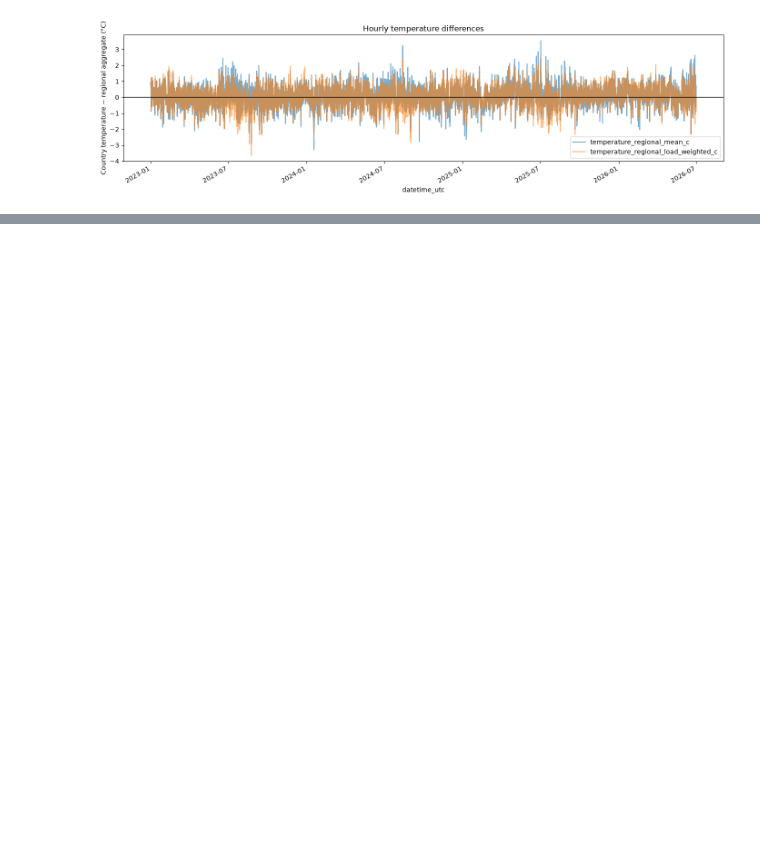
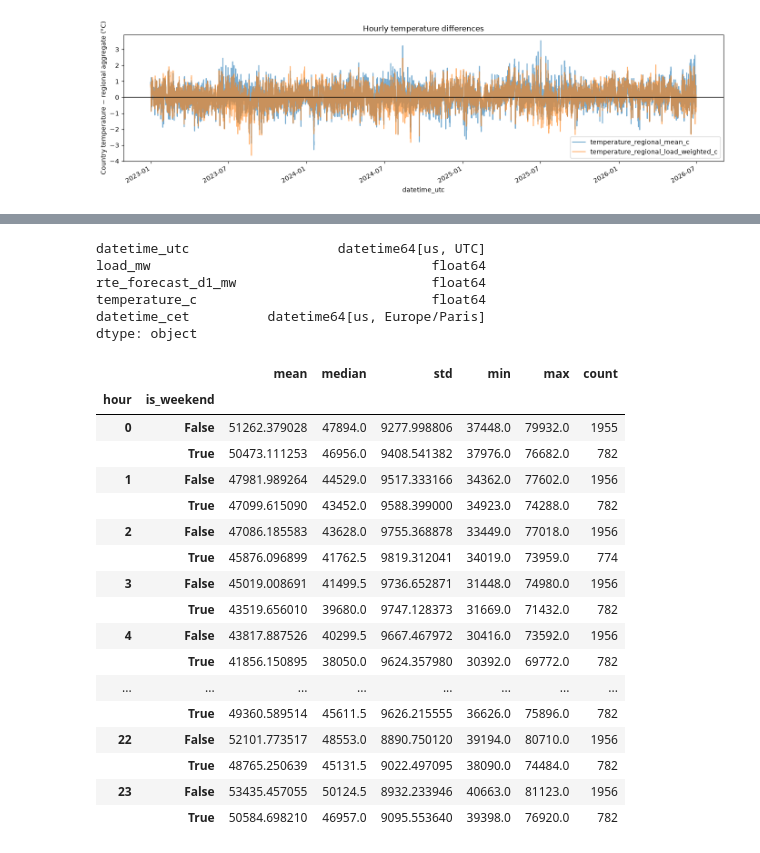
Before and after one commit to avakof/electricity-demand-forecasting, a Jupyter notebook: notebooks/01_data_audit.ipynb, the cells around one changed output, grey strips where cells are left out. Saved outputs shown, nothing was run; the diff lists cells and outputs as text; code cells hidden in the pictures; blank space fills up the shorter version.

```diff
--- a/notebooks/01_data_audit.ipynb
+++ b/notebooks/01_data_audit.ipynb
@@ -354,0 +357,35 @@ plt.show()
+# %%
+df_country.dtypes
+# %% [output]
+datetime_utc                   datetime64[us, UTC]
+load_mw                                    float64
+rte_forecast_d1_mw                         float64
+temperature_c                              float64
+datetime_cet          datetime64[us, Europe/Paris]
+dtype: object
+# %%
+# EDA
+eda = df_country.copy()
+eda['hour']= eda['datetime_cet'].dt.hour
+eda['is_weekend'] = eda['datetime_cet'].dt.dayofweek >= 5
+profile = eda.groupby(['hour', 'is_weekend'])['load_mw'].agg(['mean','median', 'std', 'min', 'max', 'count'])
+profile.head(48)
+# %% [output]
+|  |  | mean | median | std | min | max | count |
+| hour | is_weekend |  |  |  |  |  |  |
+| 0 | False | 51262.379028 | 47894.0 | 9277.998806 | 37448.0 | 79932.0 | 1955 |
+|  | True | 50473.111253 | 46956.0 | 9408.541382 | 37976.0 | 76682.0 | 782 |
+| 1 | False | 47981.989264 | 44529.0 | 9517.333166 | 34362.0 | 77602.0 | 1956 |
+|  | True | 47099.615090 | 43452.0 | 9588.399000 | 34923.0 | 74288.0 | 782 |
+| 2 | False | 47086.185583 | 43628.0 | 9755.368878 | 33449.0 | 77018.0 | 1956 |
+|  | True | 45876.096899 | 41762.5 | 9819.312041 | 34019.0 | 73959.0 | 774 |
+| 3 | False | 45019.008691 | 41499.5 | 9736.652871 | 31448.0 | 74980.0 | 1956 |
+|  | True | 43519.656010 | 39680.0 | 9747.128373 | 31669.0 | 71432.0 | 782 |
+| 4 | False | 43817.887526 | 40299.5 | 9667.467972 | 30416.0 | 73592.0 | 1956 |
+|  | True | 41856.150895 | 38050.0 | 9624.357980 | 30392.0 | 69772.0 | 782 |
+| ... | ... | ... | ... | ... | ... | ... | ... |
+|  | True | 49360.589514 | 45611.5 | 9626.215555 | 36626.0 | 75896.0 | 782 |
+| 22 | False | 52101.773517 | 48553.0 | 8890.750120 | 39194.0 | 80710.0 | 1956 |
+|  | True | 48765.250639 | 45131.5 | 9022.497095 | 38090.0 | 74484.0 | 782 |
+| 23 | False | 53435.457055 | 50124.5 | 8932.233946 | 40663.0 | 81123.0 | 1956 |
+|  | True | 50584.698210 | 46957.0 | 9095.553640 | 39398.0 | 76920.0 | 782 |
```
Also changed, not shown: parts of 10 cells of this notebook.
